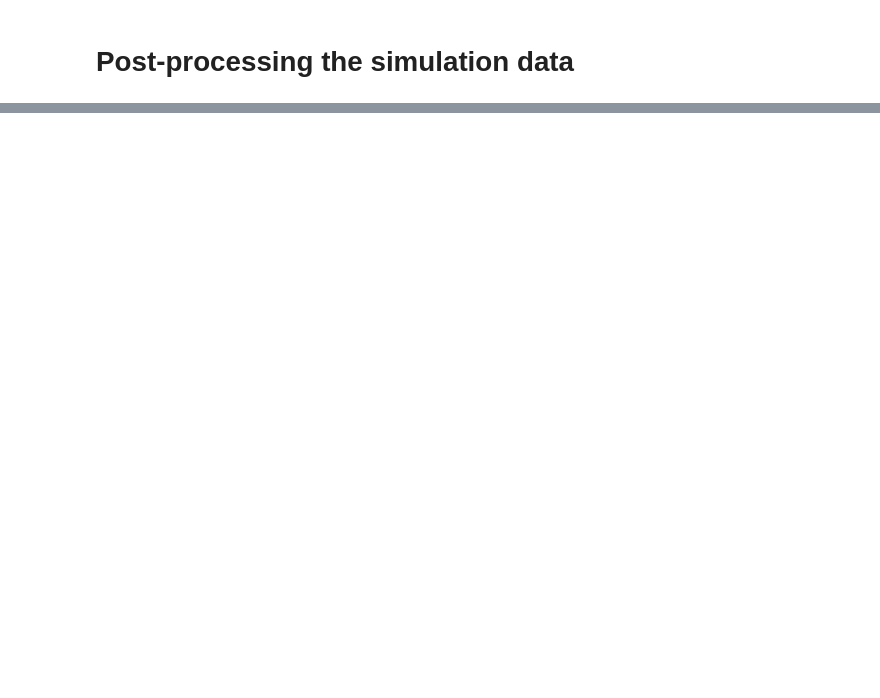
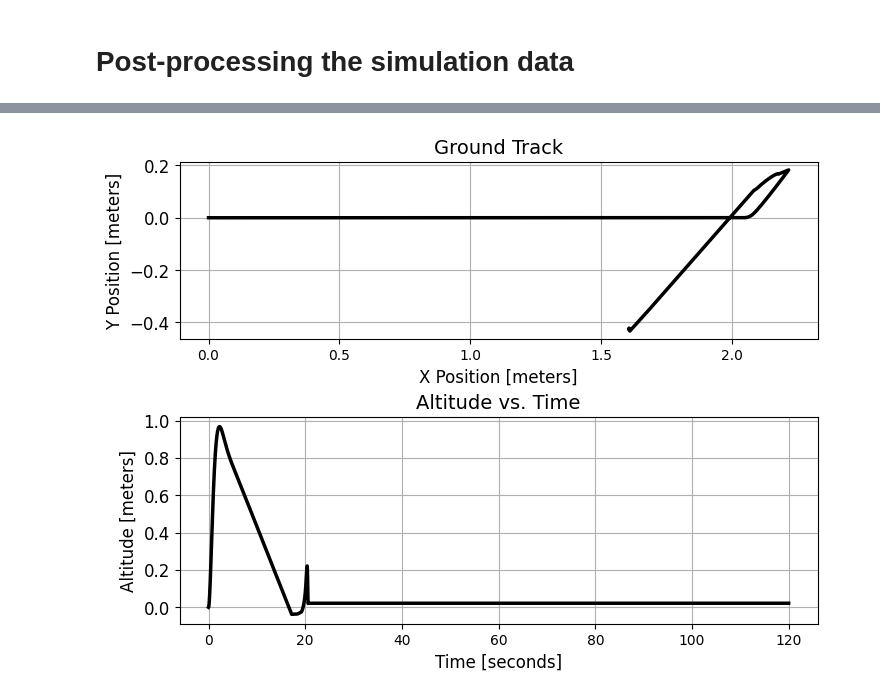
Before and after one commit to nithyakoneru/ae352-sp24_project, a Jupyter notebook: Quadrotor/ae352_quadrotor.ipynb, the cells around one changed output, grey strips where cells are left out. Cells and saved outputs as stored; diff of their text form; code cells hidden in the pictures; blank space fills up the shorter version.

```diff
--- a/Quadrotor/ae352_quadrotor.ipynb
+++ b/Quadrotor/ae352_quadrotor.ipynb
@@ -637,0 +492,33 @@ ImportError: cannot import name 'ERR_IGNORE' from 'numpy.core.umath' (/Users/nit
+# %%
+# Create a figure that has two plots in it
+fig, axes = plt.subplots(2, 1, figsize=(7.2, 5.4), sharex=False)
+
+# Convert the position data to array
+# Get the position
+pos = np.array(data['position'])
+# Create a plot of the ground path of the quadrotor
+axes[0].plot(pos[:,0], pos[:,1], c="k", lw=2.5)
+
+# Create a plot of the altitude versus time
+axes[1].plot(data['time'], pos[:,2], c="k", lw=2.5)
+
+# Make plot 0 pretty
+axes[0].set_xlabel("X Position [meters]", fontsize=12)
+axes[0].set_ylabel("Y Position [meters]", fontsize=12)
+axes[0].tick_params(axis='y', labelsize=12)
+axes[0].set_title("Ground Track", fontsize=14)
+axes[0].set_aspect('equal', 'box')
+axes[0].grid()
+
+# Make plot 1 pretty
+axes[1].set_xlabel("Time [seconds]", fontsize=12)
+axes[1].set_ylabel("Altitude [meters]", fontsize=12)
+axes[1].tick_params(axis='y', labelsize=12)
+axes[1].set_title("Altitude vs. Time", fontsize=14)
+axes[1].grid()
+
+# Show the figure
+fig.set_constrained_layout(True)
+plt.show()
+# %% [output]
+[figure, added]
```
Also changed, not shown: parts of 31 cells of this notebook.
